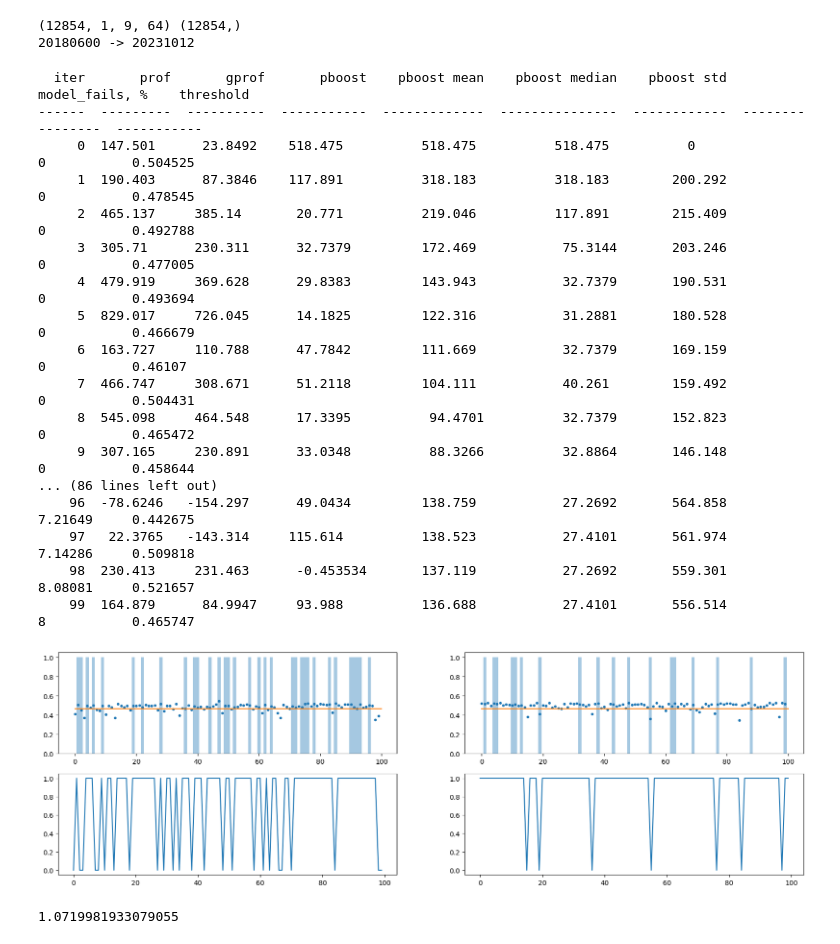
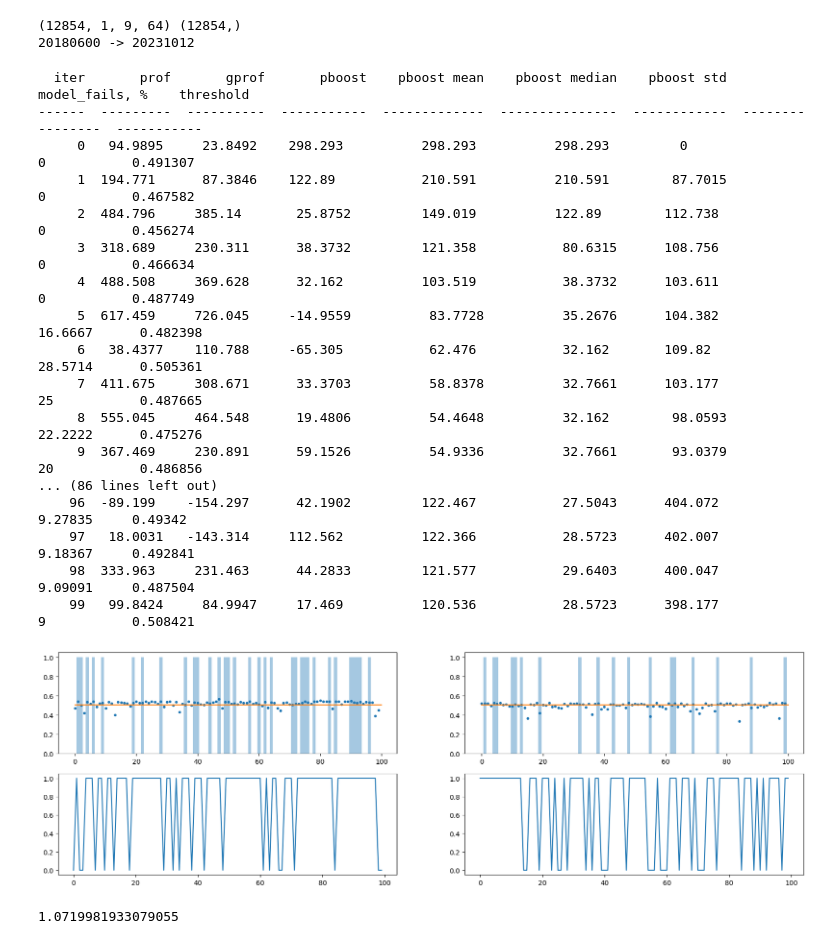
Before and after one commit to binrey/MLTR, a Jupyter notebook: train.ipynb, the cells around one changed output. Cells and saved outputs as stored; diff of their text form; code cells hidden in the pictures.

```diff
--- a/train.ipynb
+++ b/train.ipynb
@@ -114,7 +112,7 @@ for i in range(nitrers):
     p_train = model(X_train).detach().cpu().numpy().squeeze()[:, 0]
 
     p_test = np.expand_dims(p_test, 0)
-    for m in range(9):
+    for m in range(15):
         np.random.seed(m+100)
         train_ids = np.random.choice(np.arange(y_train.shape[0]), int(y_train.shape[0]*0.7))
         model = train(X_train[train_ids], y_train[train_ids], X_test, y_test, batch_size=512, device=device, calc_test=False)
@@ -163,48 +161,48 @@ for i in range(nitrers):
         # print(f"overfitting mean: {metrics_mean[0]/metrics_mean[1]}, std: {metrics_std[0]/metrics_std[1]}\n")
     else:
         print()
 
 plt.figure(figsize=(20, 6))
 plt.subplot(2, 2, 1)
 plt.plot(p_train[:100], ".")
 plt.bar(np.arange(100), y_train[:100, 0], width=[1]*100, alpha=0.4)
 plt.plot([0, 100], [threshold, threshold])
 if len(p_test):
     p_test4show = np.median(p_test, axis=0)
     plt.subplot(2, 2, 2)
     plt.plot(p_test4show[:100], ".")
     plt.bar(np.arange(100), y_test[:100, 0], width=[1]*100, alpha=0.4)
     # plt.bar(np.arange(100), profs_test[:100], width=[1]*100, alpha=0.2)
     plt.plot([0, 100], [threshold, threshold])
     plt.subplot(2, 2, 3)
     plt.plot(w_profs_train[:100])
     plt.subplot(2, 2, 4)
     plt.plot(w_profs_test[:100])
     # plt.plot(profs_test[:100]*w_profs_test[:100])
     # plt.plot(profs_test[:100], linewidth=3, alpha=0.5)
 
 
 model.set_threshold(threshold)
 torch.save(model.state_dict(), "model.pth")
 # %% [output]
   iter       prof       gprof       pboost    pboost mean    pboost median    pboost std    model_fails, %    threshold
 ------  ---------  ----------  -----------  -------------  ---------------  ------------  ----------------  -----------
-     0  147.501      23.8492    518.475          518.475          518.475          0               0           0.504525
-     1  190.403      87.3846    117.891          318.183          318.183        200.292           0           0.478545
-     2  465.137     385.14       20.771          219.046          117.891        215.409           0           0.492788
-     3  305.71      230.311      32.7379         172.469           75.3144       203.246           0           0.477005
-     4  479.919     369.628      29.8383         143.943           32.7379       190.531           0           0.493694
-     5  829.017     726.045      14.1825         122.316           31.2881       180.528           0           0.466679
-     6  163.727     110.788      47.7842         111.669           32.7379       169.159           0           0.46107
-     7  466.747     308.671      51.2118         104.111           40.261        159.492           0           0.504431
-     8  545.098     464.548      17.3395          94.4701          32.7379       152.823           0           0.465472
-     9  307.165     230.891      33.0348          88.3266          32.8864       146.148           0           0.458644
+     0   94.9895     23.8492    298.293          298.293          298.293         0                0           0.491307
+     1  194.771      87.3846    122.89           210.591          210.591        87.7015           0           0.467582
+     2  484.796     385.14       25.8752         149.019          122.89        112.738            0           0.456274
+     3  318.689     230.311      38.3732         121.358           80.6315      108.756            0           0.466634
+     4  488.508     369.628      32.162          103.519           38.3732      103.611            0           0.487749
+     5  617.459     726.045     -14.9559          83.7728          35.2676      104.382           16.6667      0.482398
+     6   38.4377    110.788     -65.305           62.476           32.162       109.82            28.5714      0.505361
+     7  411.675     308.671      33.3703          58.8378          32.7661      103.177           25           0.487665
+     8  555.045     464.548      19.4806          54.4648          32.162        98.0593          22.2222      0.475276
+     9  367.469     230.891      59.1526          54.9336          32.7661       93.0379          20           0.486856
 ... (86 lines left out)
-    96  -78.6246   -154.297      49.0434         138.759           27.2692       564.858           7.21649     0.442675
-    97   22.3765   -143.314     115.614          138.523           27.4101       561.974           7.14286     0.509818
-    98  230.413     231.463      -0.453534       137.119           27.2692       559.301           8.08081     0.521657
-    99  164.879      84.9947     93.988          136.688           27.4101       556.514           8           0.465747
+    96  -89.199    -154.297      42.1902         122.467           27.5043      404.072            9.27835     0.49342
+    97   18.0031   -143.314     112.562          122.366           28.5723      402.007            9.18367     0.492841
+    98  333.963     231.463      44.2833         121.577           29.6403      400.047            9.09091     0.487504
+    99   99.8424     84.9947     17.469          120.536           28.5723      398.177            9           0.508421
-[figure, old version]
+[figure, new version]
 # %%
 import torch
 from ml import Net
```
Also changed, not shown: parts of 1 cell of this notebook.
